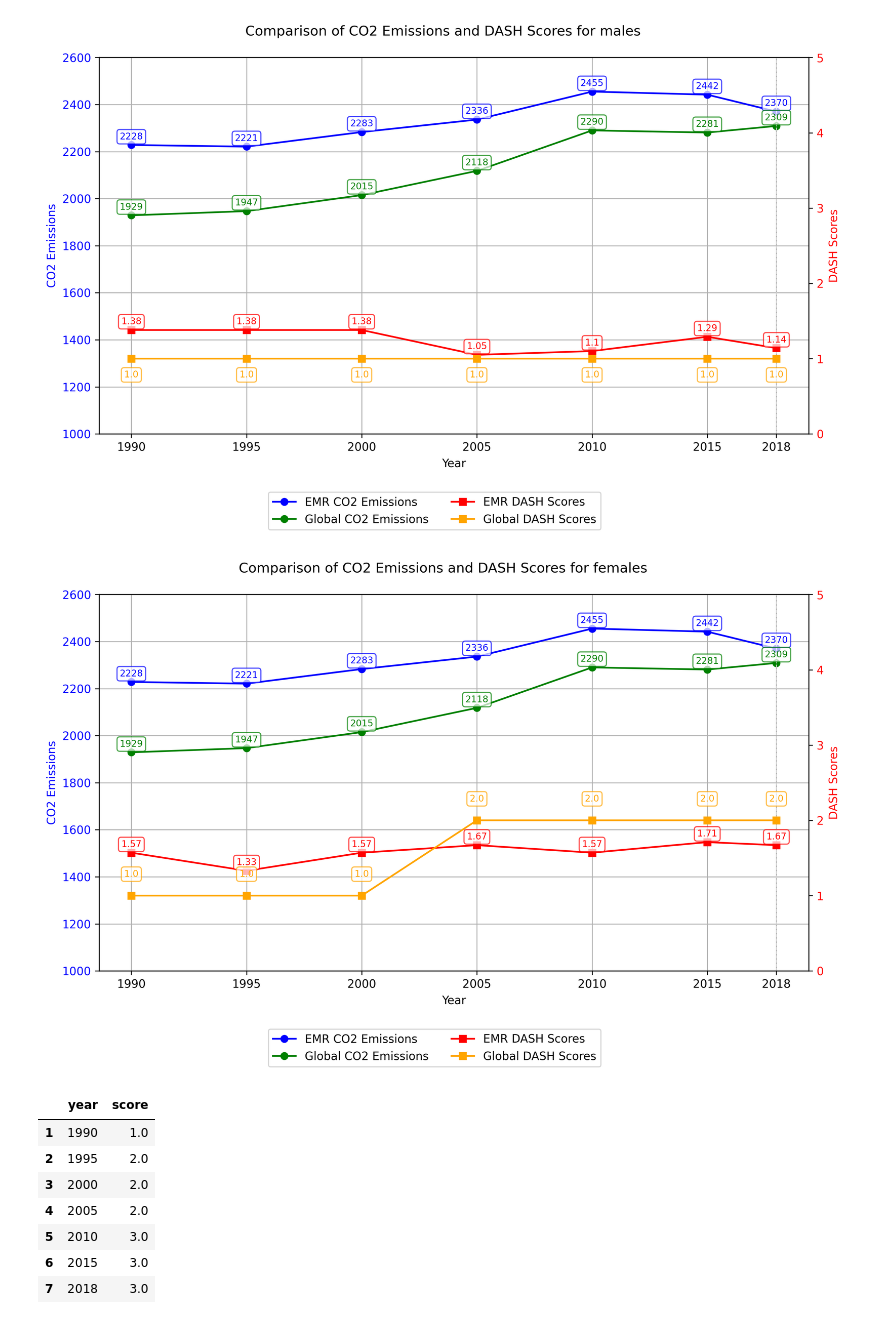
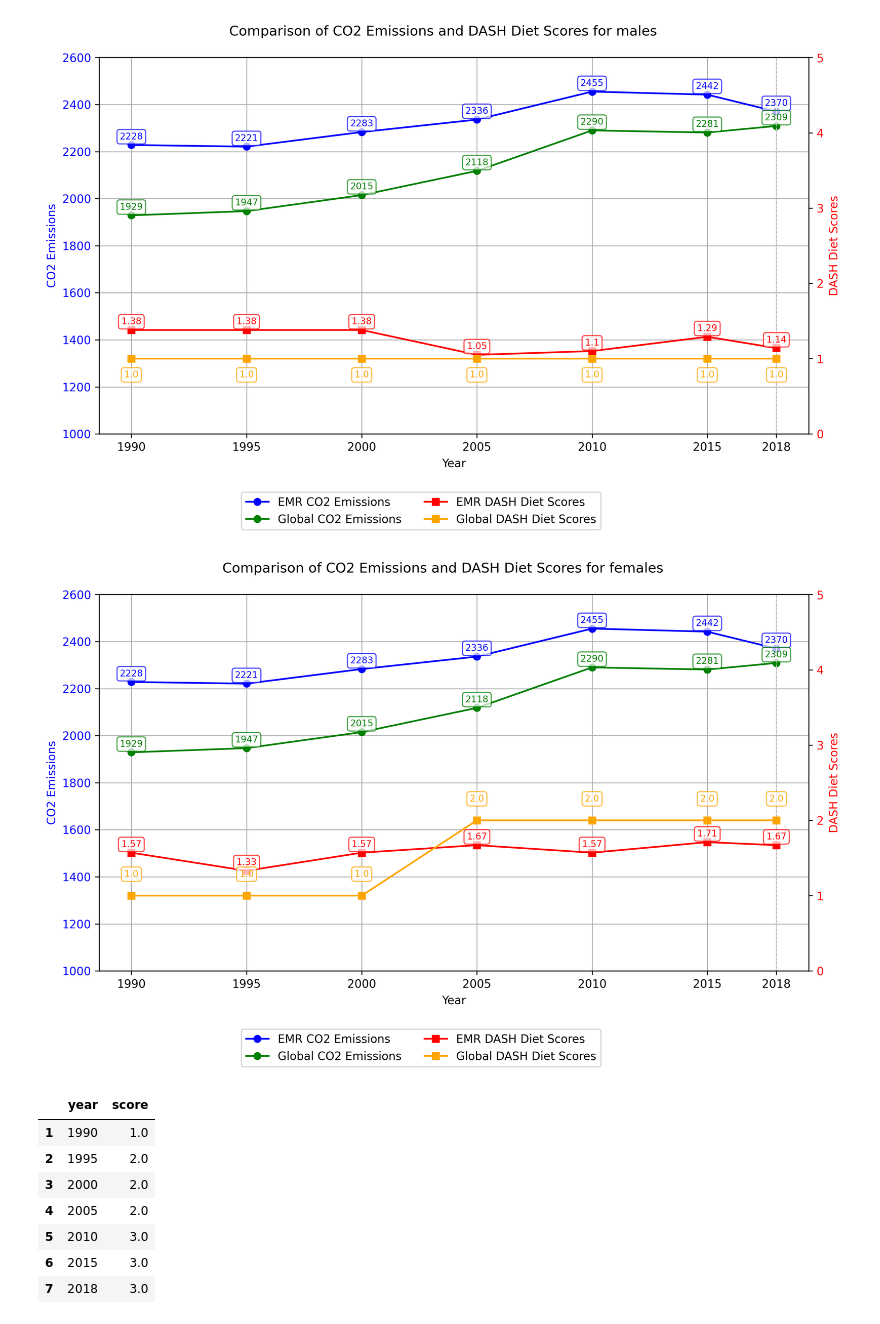
Before and after one commit to iMaatin/climate_change, a Jupyter notebook: vis.ipynb, the cells around one changed output. Cells and saved outputs as stored; diff of their text form; code cells hidden in the pictures.

```diff
--- a/vis.ipynb
+++ b/vis.ipynb
@@ -189,15 +189,15 @@ dash_plots(emr_co2, global_co2, dash_emr, dash_global, 'DASH', 'all')
 # %%
 em_dash_male = pd.read_csv(r'diet_calc\scores\dash_dixon\total_males.csv')
 gl_dash_male = pd.read_csv(r'diet_calc\scores\dash_dixon\global\total_males.csv')
 
 em_dash_female = pd.read_csv(r'diet_calc\scores\dash_dixon\total_females.csv')
 gl_dash_female = pd.read_csv(r'diet_calc\scores\dash_dixon\global\total_females.csv')
 
-dash_plots(emr_co2, global_co2, em_dash_male, gl_dash_male, 'DASH', 'males')
-dash_plots(emr_co2, global_co2, em_dash_female, gl_dash_female, 'DASH', 'females')
+dash_plots(emr_co2, global_co2, em_dash_male, gl_dash_male, 'DASH Diet', 'males')
+dash_plots(emr_co2, global_co2, em_dash_female, gl_dash_female, 'DASH Diet', 'females')
 # %% [output]
-[figure, old version]
+[figure, new version]
-[figure, old version]
+[figure, new version]
 # %%
 eat_global = pd.read_csv(r'diet_calc\scores\eat_global\total_all.csv')
 eat_global = eat_global.transpose().reset_index()
```
Also changed, not shown: parts of 3 cells of this notebook, 12 other files.
